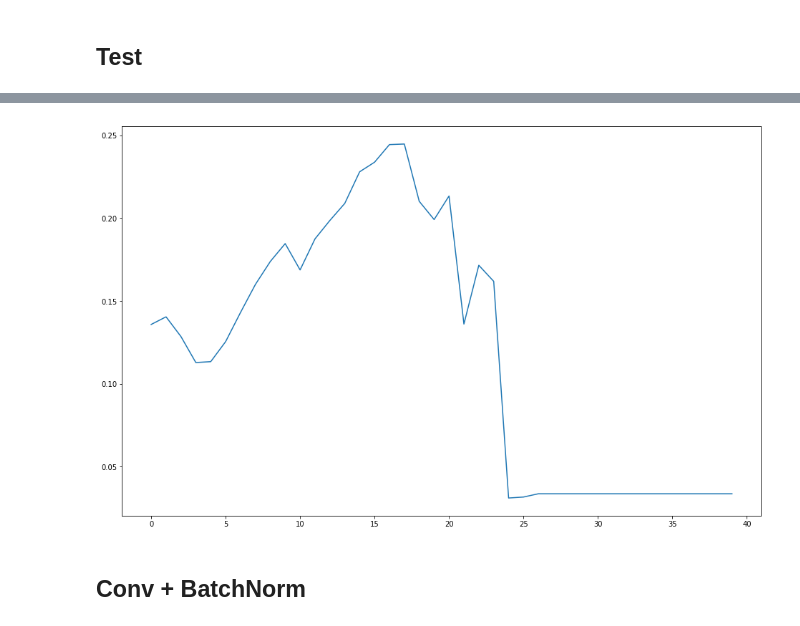
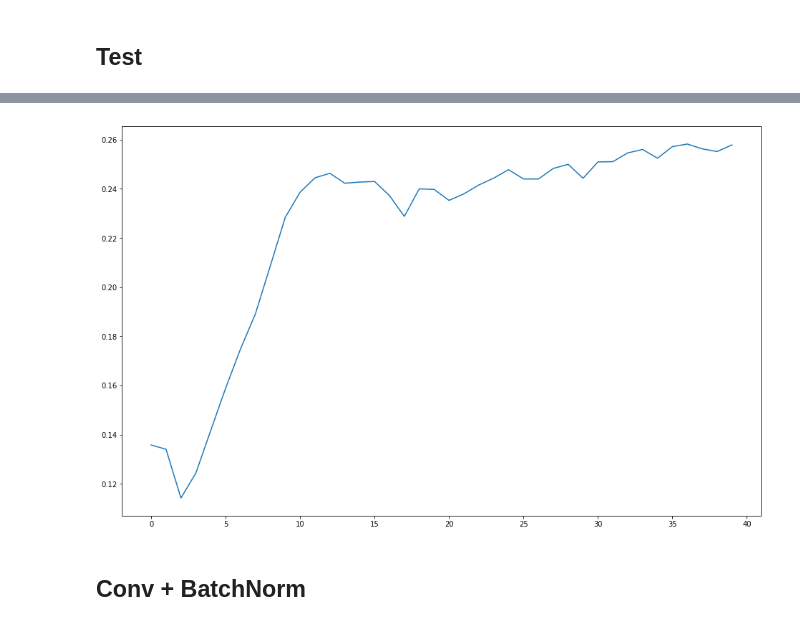
Before and after one commit to Espadan/Person-reID-CNN_Self-Attention-baseline-pytorch, a Jupyter notebook: Task 8. Conv.ipynb, the cells around one changed output, grey strips where cells are left out. Cells and saved outputs as stored; diff of their text form; code cells hidden in the pictures.

```diff
--- a/Task 8. Conv.ipynb
+++ b/Task 8. Conv.ipynb
@@ -229,7 +229,7 @@ def trainModel(num_epochs=10, weight_decay=0.001, momentum=0.9, learning_rate=0.
 # %% [markdown]
 ## Test
 # %%
-train_loader = load_train_dataset(dist_market_path_train, batch_size=1000, shuffle=True)
+train_loader = load_train_dataset(dist_market_path_train, batch_size=500, shuffle=True)
 
 test_loader = load_test_dataset(dist_market_path_smallTest, batch_size=1, shuffle=False)
 query_loader = load_test_dataset(dist_market_path_smallQuery, batch_size=1, shuffle=False)
@@ -238,7 +238,7 @@ start_time = time.time()
 ret_mAP_1, ret_acc_1, ret_loss_1 = trainModel(num_epochs=40,
                                               weight_decay=0.005,
                                               momentum=0.9,
-                                              learning_rate=0.05,
+                                              learning_rate=0.03,
                                               name="model_result_1_conv.ckpt",
                                               train_loader=train_loader,
                                               test_loader=test_loader,
@@ -267,4 +267,4 @@ Time =  7280.426988601685
-[figure, old version]
+[figure, new version]
 # %% [markdown]
 ## Conv + BatchNorm
 # %%
```
Also changed, not shown: parts of 4 cells of this notebook.
